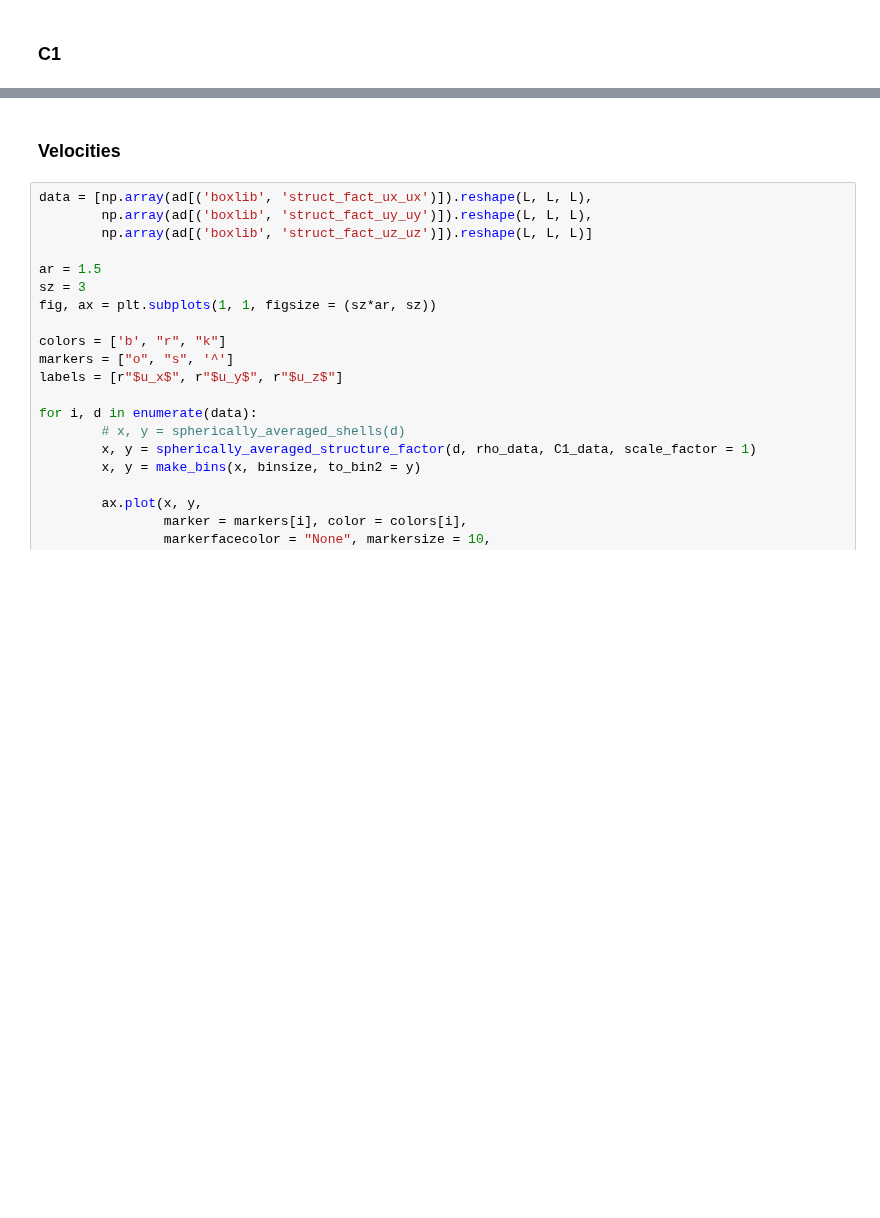
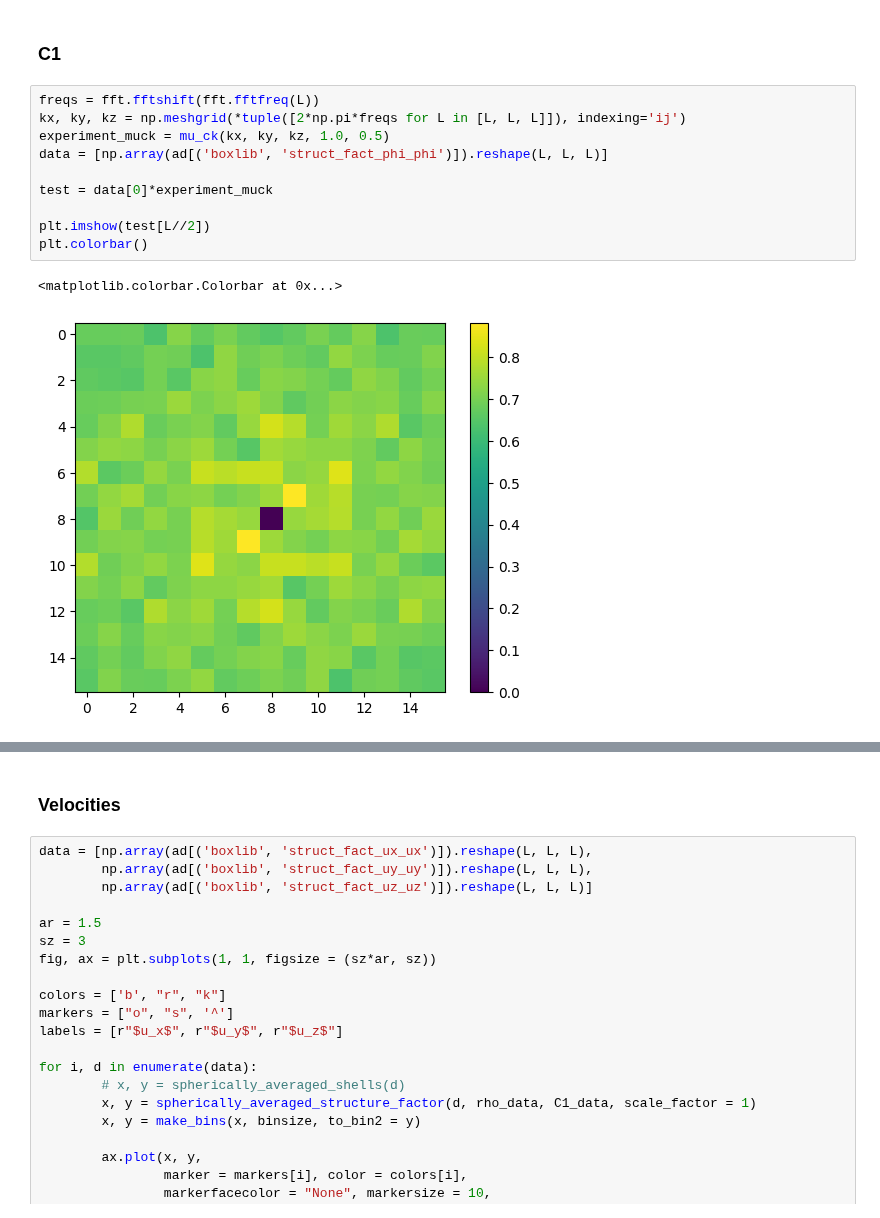
Before and after one commit to uschille/LBMeX, a Jupyter notebook: src_lbm/binary/analysis.ipynb, the cells around one changed output, grey strips where cells are left out. Drawn from its saved outputs; the diff is of its cells as text; blank space fills up the shorter version.

```diff
--- a/src_lbm/binary/analysis.ipynb
+++ b/src_lbm/binary/analysis.ipynb
@@ -359,5 +386,18 @@ fig.tight_layout()
 # %% [markdown]
 ### C1
+# %%
+freqs = fft.fftshift(fft.fftfreq(L))
+kx, ky, kz = np.meshgrid(*tuple([2*np.pi*freqs for L in [L, L, L]]), indexing='ij')
+experiment_muck = mu_ck(kx, ky, kz, 1.0, 0.5)
+data = [np.array(ad[('boxlib', 'struct_fact_phi_phi')]).reshape(L, L, L)]
+
+test = data[0]*experiment_muck
+
+plt.imshow(test[L//2])
+plt.colorbar()
+# %% [output]
+<matplotlib.colorbar.Colorbar at 0x...>
+[figure, added]
 # %%
 data = [np.array(ad[('boxlib', 'struct_fact_phi_phi')]).reshape(L, L, L)]
 
```
Also changed, not shown: parts of 10 cells of this notebook, 4 other files.
